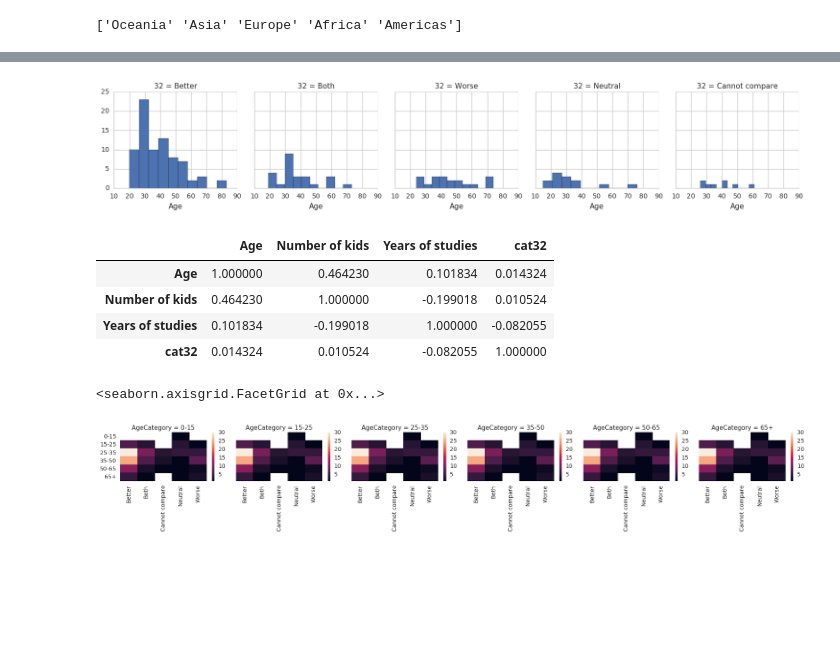
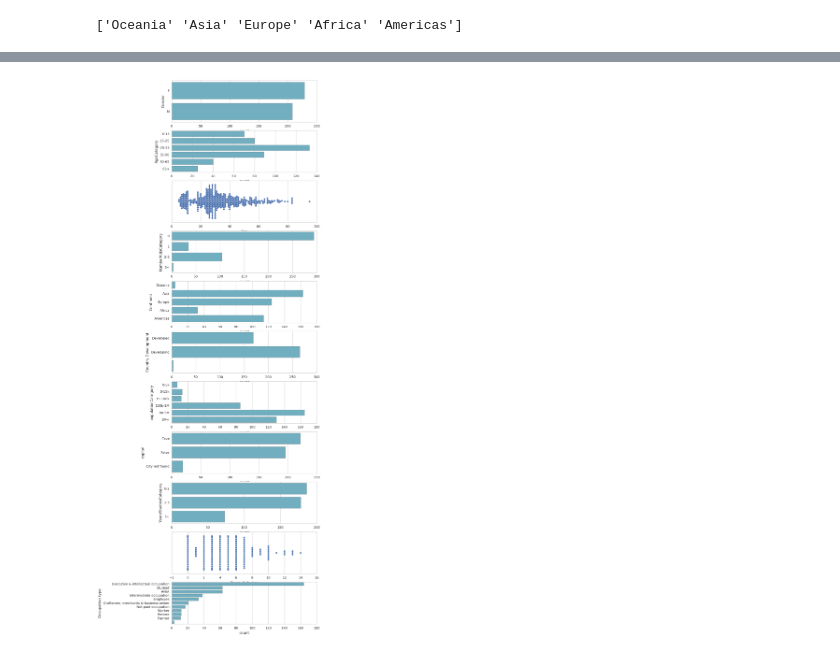
Before and after one commit to emaulandi/20-questions-to-the-world-data, a Jupyter notebook: analysis/20Q_analysis.ipynb, the cells around one changed output, grey strips where cells are left out. Drawn from its saved outputs; the diff is of its cells as text; code cells hidden in the pictures; blank space fills up the shorter version.

Commit message:
update data & data analysis

```diff
--- a/analysis/20Q_analysis.ipynb
+++ b/analysis/20Q_analysis.ipynb
@@ -190,6 +219,10 @@ categories = [
     {
         'index':'Number of kids', 'indexCategory':'NumberKidsCategory',
         'bins': [0, 0.1, 1, 5, 20], 'labels': ['0', '1', '2-5', '5+']
+    },
+    {
+        'index':'populationInt', 'indexCategory':'populationCategory',
+        'bins': [0, 5000, 15000, 100000, 1000000, 5000000, 1000000000000], 'labels': ['0-5k', '5-15k', '15-100k','100k-1M', '1M-5M', '5M+']
     }
 ]
 
@@ -202,13 +235,6 @@ for i in range(len(categories)):
         labels=categories[i]['labels']
     )
 
-def is_int(input):
-  try:
-    num = int(input)
-  except ValueError:
-    return False
-  return True
-
 def getCityType(population):
     type = "Urban"
     if is_int(population) == False:
@@ -351,28 +280,0 @@ sns.heatmap(test, linewidths=2, linecolor='white', cmap="YlGnBu")
-# %%
-# test small multiples - 1
-g = sns.FacetGrid(df_32, col="32")
-g.map(plt.hist, "Age");
-# %% [output]
-[figure, removed]
-# %%
-# test correlation categorical data of Q32 with quantitative data available
-#df_32 = df_32.assign('C',df_32['32'].astype('category'))
-df_32 = df_32.assign(cat32=df_32['32'].astype('category'))
-# better : 10 , both : 5 , worse : 0, neutral & cannot compare > ~5
-df_32['cat32'].cat.categories = [10,5,0,5.1,4.9]
-df_32['cat32'] = df_32['cat32'].astype('float')
-df_32.corr()
-#df_32.head()
-# %% [output]
-|  | Age | Number of kids | Years of studies | cat32 |
-| Age | 1.000000 | 0.464230 | 0.101834 | 0.014324 |
-| Number of kids | 0.464230 | 1.000000 | -0.199018 | 0.010524 |
-| Years of studies | 0.101834 | -0.199018 | 1.000000 | -0.082055 |
-| cat32 | 0.014324 | 0.010524 | -0.082055 | 1.000000 |
-# %%
-# test small multiples - 2
-g = sns.FacetGrid(df_32, col="AgeCategory")
-g.map_dataframe(lambda data, color: sns.heatmap( df_32.groupby(['AgeCategory','32']).size().unstack(), linewidths=0))
-# %% [output]
-<seaborn.axisgrid.FacetGrid at 0x...>
-[figure, removed]
@@ -378,0 +284,30 @@ g.map_dataframe(lambda data, color: sns.heatmap( df_32.groupby(['AgeCategory','3
+# %%
+# Overview of people characteristics
+
+fig, axarr = plt.subplots(11, 1, figsize=(8, 30))
+
+sns.countplot(y="Gender", data=df_people, color="c", ax=axarr[0]);
+
+sns.countplot(y="AgeCategory", data=df_people, color="c", ax=axarr[1]);
+sns.swarmplot(x=df_people["Age"], ax=axarr[2]);
+
+sns.countplot(y="NumberKidsCategory", data=df_people, color="c", ax=axarr[3]);
+
+sns.countplot(y="Continent", data=df_people, color="c", ax=axarr[4]);
+sns.countplot(y="Country Development", data=df_people, color="c", ax=axarr[5]);
+sns.countplot(y="populationCategory", data=df_people, color="c", ax=axarr[6]);
+sns.countplot(y="capital", data=df_people, color="c", ax=axarr[7]);
+
+sns.countplot(y="YearsStudiesCategory", data=df_people, color="c", ax=axarr[8]);
+sns.swarmplot(x=df_people["Years of studies"], ax=axarr[9]);
+
+# Repartition of occupation type
+sns.countplot(
+    y="Occupation type",
+    data=df_people,
+    color="c",
+    order = df_people['Occupation type'].value_counts().index,
+    ax=axarr[10]);
+#sns.swarmplot(x=df_people["population"],ax=axarr[4]);
+# %% [output]
+[figure, added]
```
Also changed, not shown: parts of 27 cells of this notebook, 1 other file.
